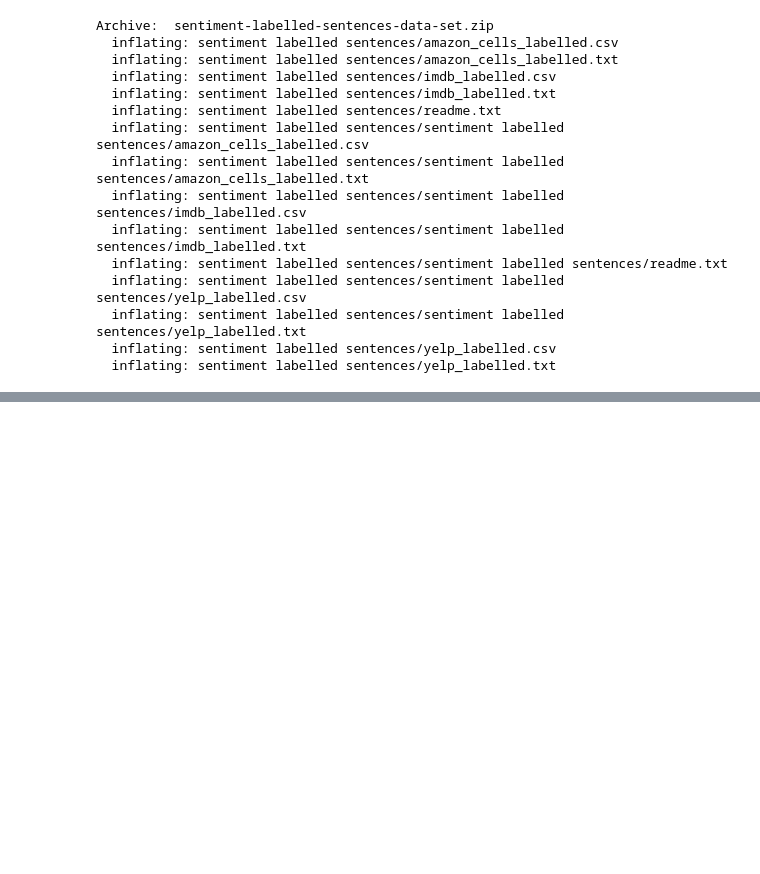
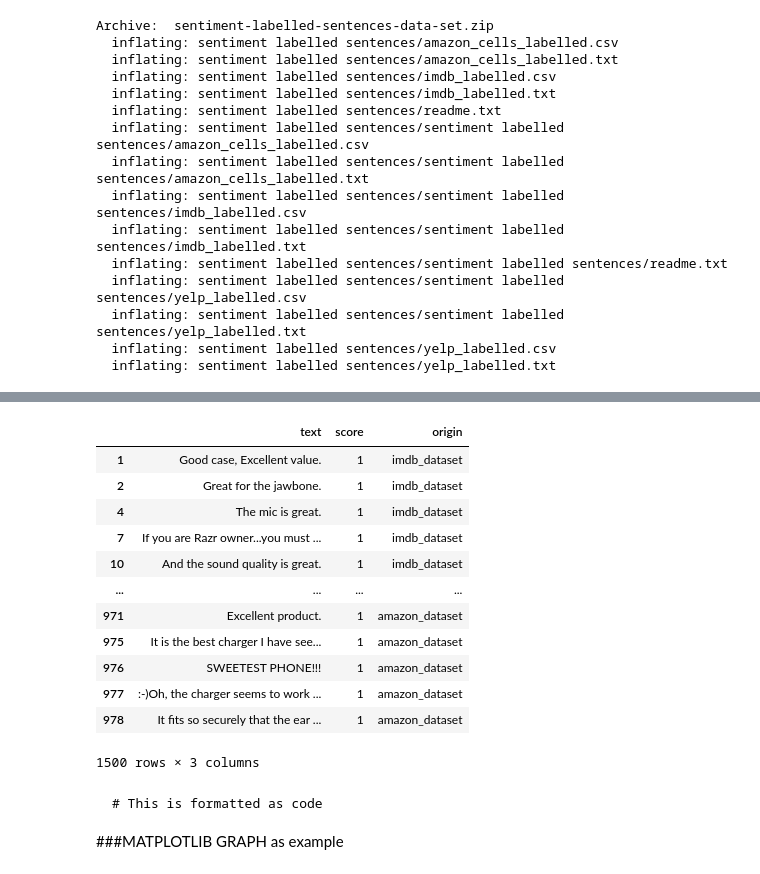
Before and after one commit to zivlir/FirstRepository, a Jupyter notebook: MainModel.ipynb, the cells around one changed output, grey strips where cells are left out. Drawn from its saved outputs; the diff is of its cells as text; code cells hidden in the pictures; blank space fills up the shorter version.

````diff
--- a/MainModel.ipynb
+++ b/MainModel.ipynb
@@ -145,0 +290,25 @@ dataset1.head()
+# %%
+only_positive_scores = ["1"]
+wdataset.loc[wdataset['score'].isin(only_positive_scores)]
+# %% [output]
+|  | text | score | origin |
+| 1 | Good case, Excellent value. | 1 | imdb_dataset |
+| 2 | Great for the jawbone. | 1 | imdb_dataset |
+| 4 | The mic is great. | 1 | imdb_dataset |
+| 7 | If you are Razr owner...you must ... | 1 | imdb_dataset |
+| 10 | And the sound quality is great. | 1 | imdb_dataset |
+| ... | ... | ... | ... |
+| 971 | Excellent product. | 1 | amazon_dataset |
+| 975 | It is the best charger I have see... | 1 | amazon_dataset |
+| 976 | SWEETEST PHONE!!! | 1 | amazon_dataset |
+| 977 | :-)Oh, the charger seems to work ... | 1 | amazon_dataset |
+| 978 | It fits so securely that the ear ... | 1 | amazon_dataset |
+1500 rows × 3 columns
+# %% [markdown]
+
+
+```
+# This is formatted as code
+```
+
+###MATPLOTLIB GRAPH as example
````
Also changed, not shown: parts of 30 cells of this notebook.
